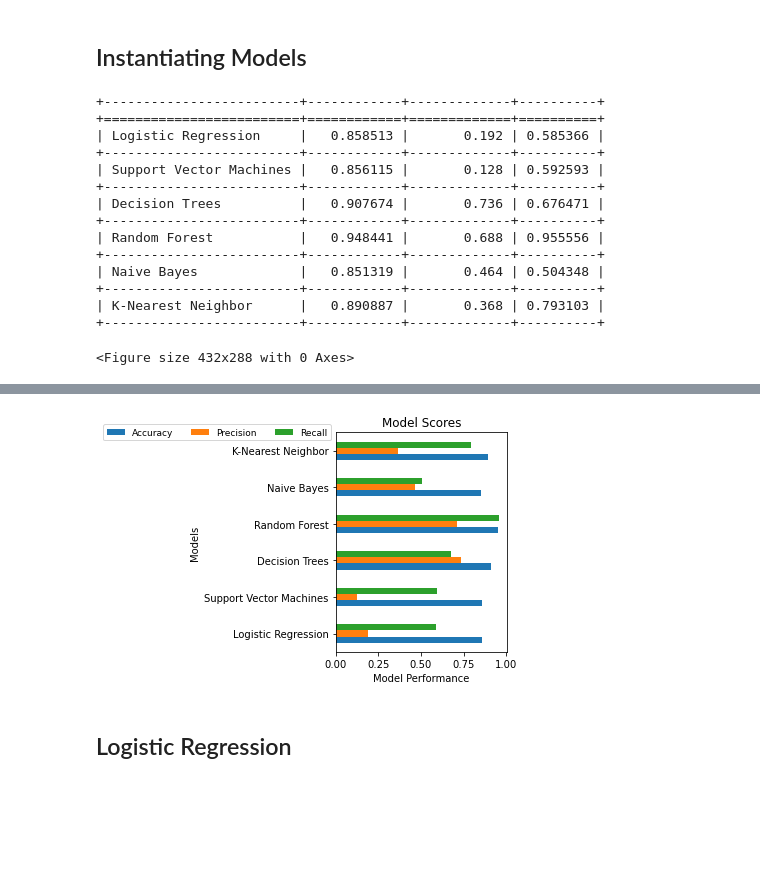
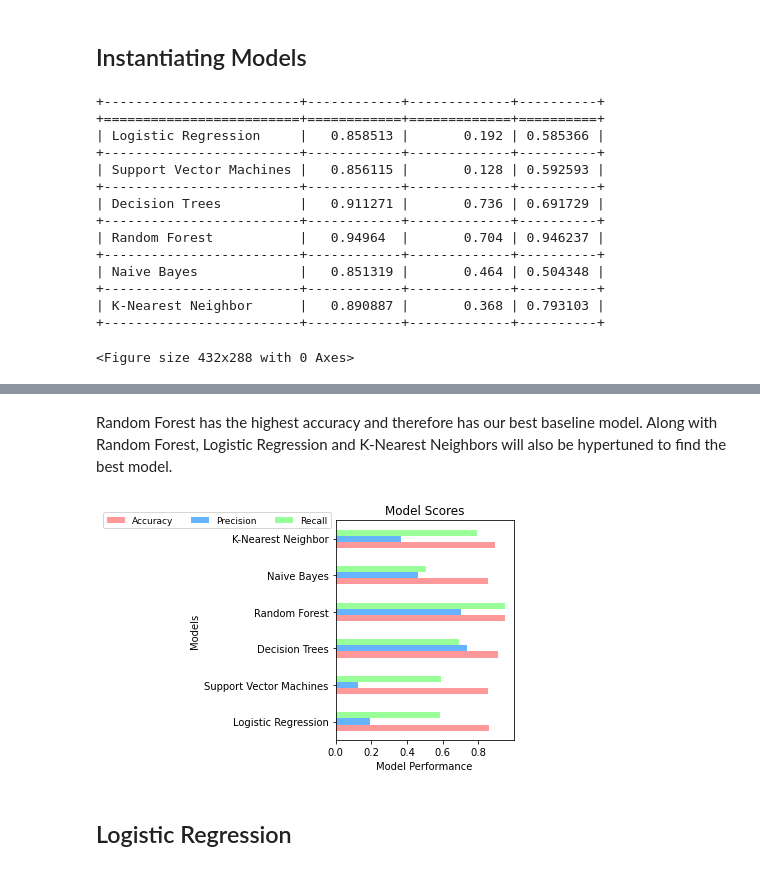
Before and after one commit to RachaelBryant/Phase_3_project, a Jupyter notebook: Phase 3 project.ipynb, the cells around one changed output, grey strips where cells are left out. Cells and saved outputs as stored; diff of their text form; code cells hidden in the pictures; blank space fills up the shorter version.

```diff
--- a/Phase 3 project.ipynb
+++ b/Phase 3 project.ipynb
@@ -52,8 +48,8 @@ from tabulate import tabulate
 import dataframe_image as dfi
 from pandas.plotting import table
 # %%
-#load data
-df = pd.read_csv('SyriaTeldata.csv')
+#load data from csv file
+df = pd.read_csv('data/SyriaTeldata.csv')
 df.head()
 # %% [output]
 |  | state | account length | area code | phone number | international plan | voice mail plan | ... |
@@ -303,7 +315,7 @@ for key in models.keys():
     precision[key] = precision_score(predictions, y_test)
     recall[key] = recall_score(predictions, y_test)
 # %%
-#printing out accuracy, precision, and recall scores from each of those models
+#printing out accuracy, precision, and recall scores from each of those models to see which has the highest baseline with which to hypertune
 
 df_model = pd.DataFrame(index=models.keys(), columns=['Accuracy', 'Precision', 'Recall'])
 df_model['Accuracy'] = accuracy.values()
@@ -324,9 +336,9 @@ dfi.export(df_model, "modeltable.png")
 +-------------------------+------------+-------------+----------+
 | Support Vector Machines |   0.856115 |       0.128 | 0.592593 |
 +-------------------------+------------+-------------+----------+
-| Decision Trees          |   0.907674 |       0.736 | 0.676471 |
+| Decision Trees          |   0.911271 |       0.736 | 0.691729 |
 +-------------------------+------------+-------------+----------+
-| Random Forest           |   0.948441 |       0.688 | 0.955556 |
+| Random Forest           |   0.94964  |       0.704 | 0.946237 |
 +-------------------------+------------+-------------+----------+
 | Naive Bayes             |   0.851319 |       0.464 | 0.504348 |
 +-------------------------+------------+-------------+----------+
@@ -335,23 +347,27 @@ dfi.export(df_model, "modeltable.png")
 <Figure size 432x288 with 0 Axes>
 # %% [markdown]
 ![](modeltable.png)
+# %% [markdown]
+Random Forest has the highest accuracy and therefore has our best baseline model. Along with Random Forest, Logistic Regression and K-Nearest Neighbors will also be hypertuned to find the best model.
 # %%
-#Plotting the accuracy, precision and recall scores of the models
-ax = df_model.plot.barh(title = 'Model Scores')
+#Plotting the accuracy, precision and recall scores of the models for visual comparison
+color = ['#ff9999','#66b3ff','#99ff99','#ffcc99']
+ax = df_model.plot.barh(title = 'Model Scores', color = color)
+
 ax.legend(
     ncol=len(models.keys()),
     bbox_to_anchor=(0, 1),
     loc='right',
     prop={'size': 9},
 
 
 
 )
 ax.set_xlabel('Model Performance', fontsize=10)
 ax.set_ylabel('Models', fontsize='medium')
 plt.tight_layout()
 # %% [output]
-[figure, old version]
+[figure, new version]
 # %% [markdown]
 ## Logistic Regression
 # %%
```
Also changed, not shown: parts of 122 cells of this notebook, 10 other files.
